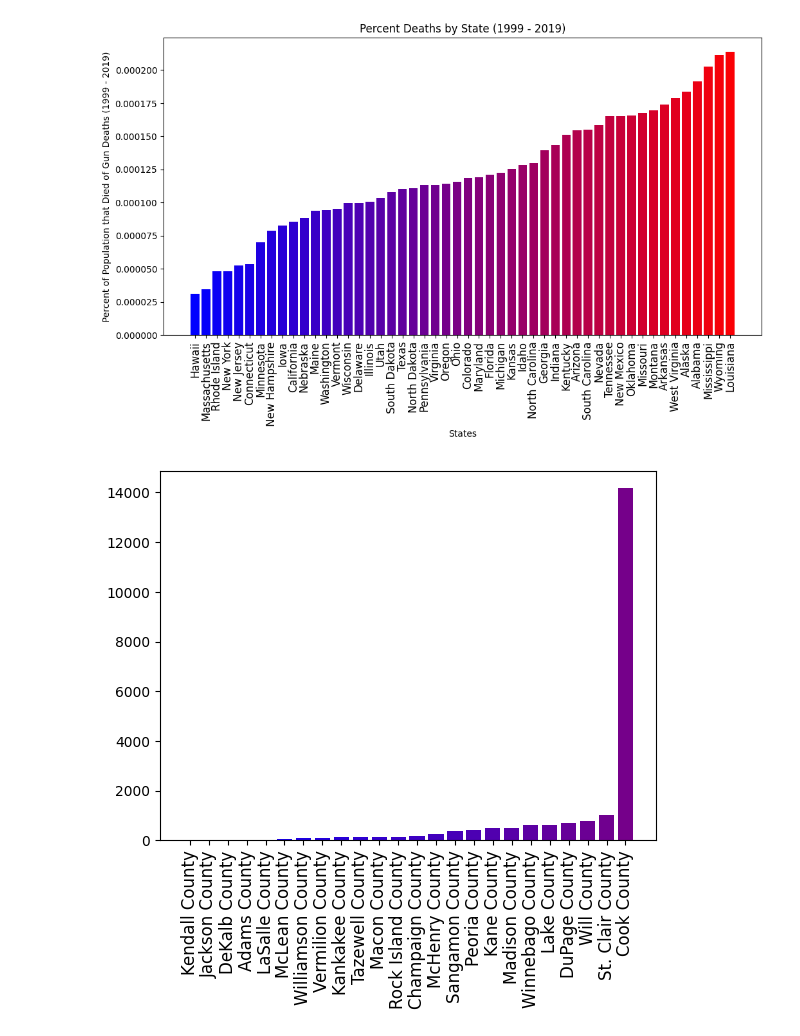
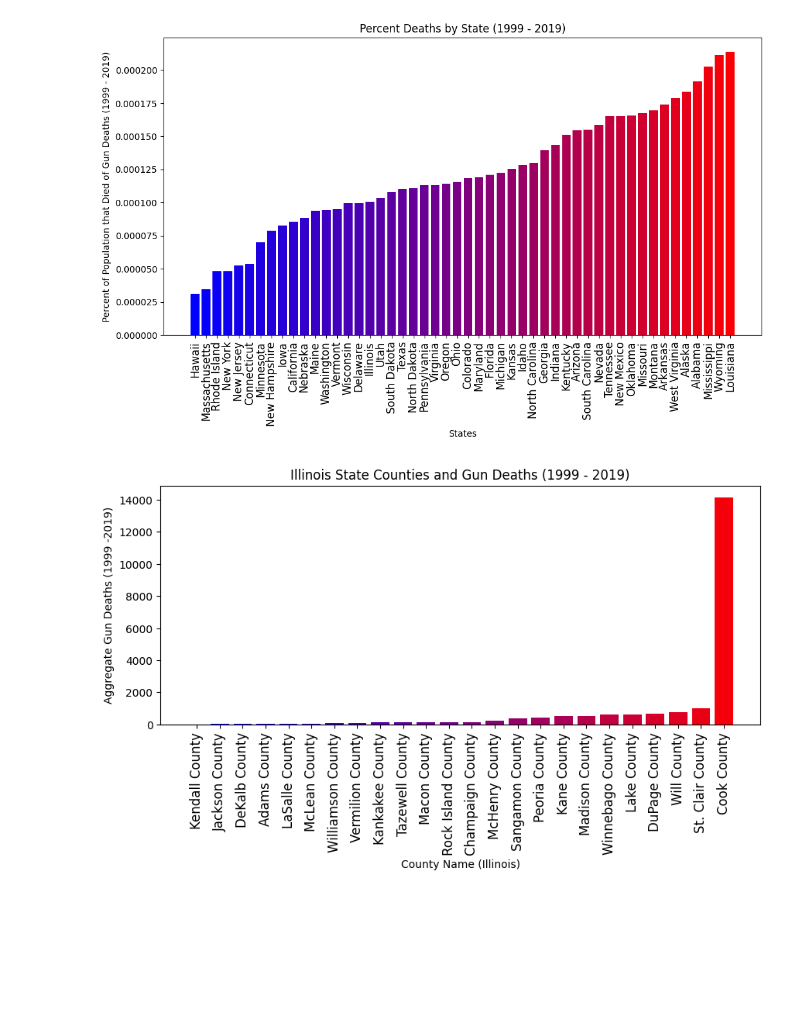
Before and after one commit to JhaoZ/Gun-Deaths-Analysis, a Jupyter notebook: analysis.ipynb, the cells around one changed output. Cells and saved outputs as stored; diff of their text form; code cells hidden in the pictures; blank space fills up the shorter version.

Commit message:
added more graphs

```diff
--- a/analysis.ipynb
+++ b/analysis.ipynb
@@ -137,15 +137,18 @@ plt.show()
 # %%
 # Shooting by State County
 
 # Choose a state name and set it in State_name
-State_name = ""
+State_name = "Illinois"
 
-df_illinois_shooting = df.groupby(['State_Name', 'County']).agg('sum').reset_index()
-df_illinois_shooting = df_illinois_shooting[df_illinois_shooting['State_Name'] == 'Illinois'].sort_values(by="Deaths")
-
-plt.bar(df_illinois_shooting['County'], df_illinois_shooting['Deaths'], color = rvb(x/N))
+df_state_shooting = df.groupby(['State_Name', 'County']).agg('sum').reset_index()
+df_state_shooting = df_state_shooting[df_state_shooting['State_Name'] == State_name].sort_values(by="Deaths")
+N = len(df_state_shooting['County'])
+plt.figure(figsize = (10, 4))
+plt.bar(df_state_shooting['County'], df_state_shooting['Deaths'], color = rvb(x/N))
 plt.xticks(fontsize=12, rotation=90)
-plt.title("")
+plt.title("{} State Counties and Gun Deaths (1999 - 2019)".format(State_name))
+plt.xlabel("County Name ({})".format(State_name))
+plt.ylabel("Aggregate Gun Deaths (1999 -2019)")
 plt.show()
 # %% [output]
-[figure, old version]
+[figure, new version]
```
Also changed, not shown: parts of 1 cell of this notebook.
